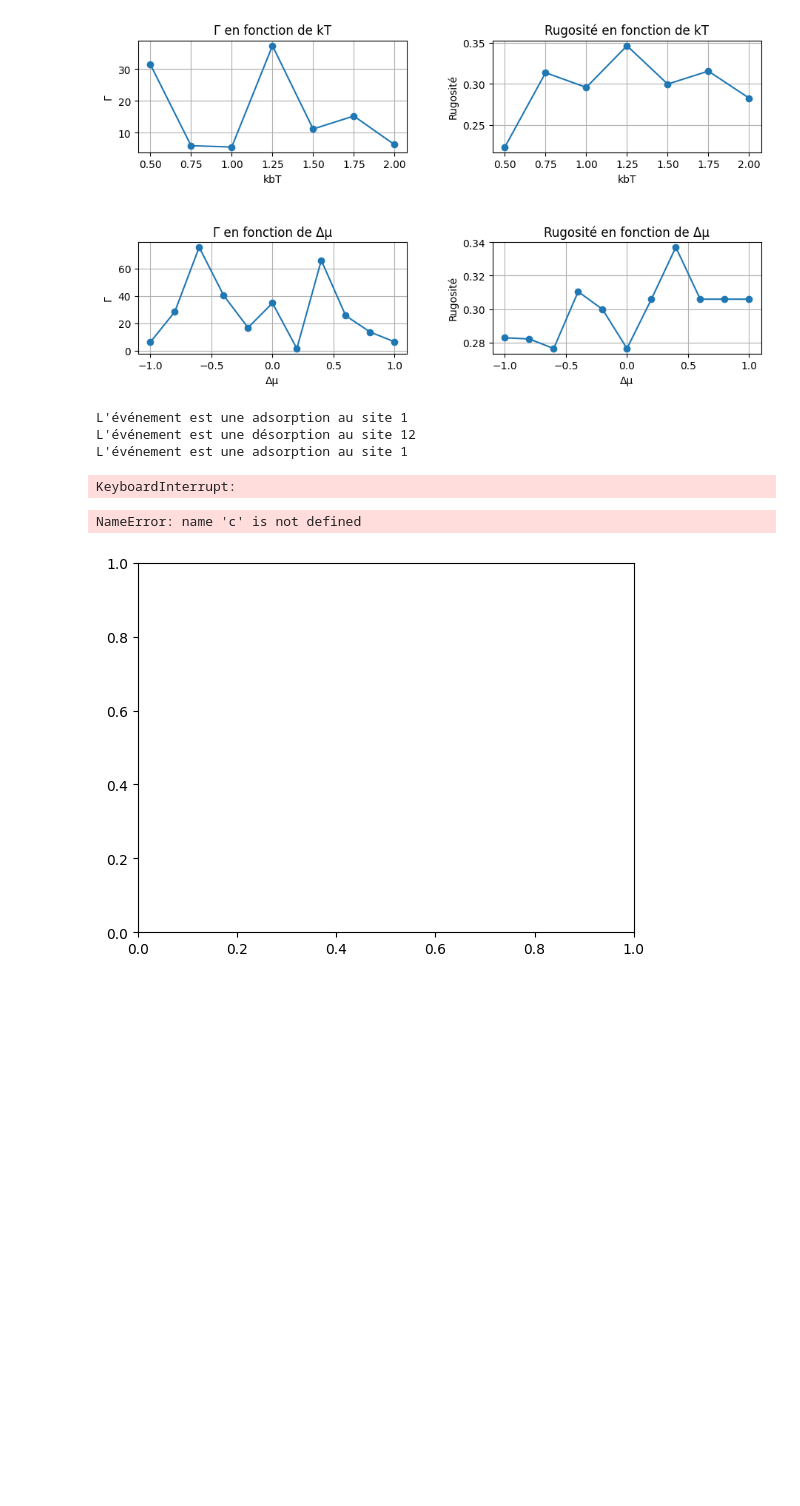
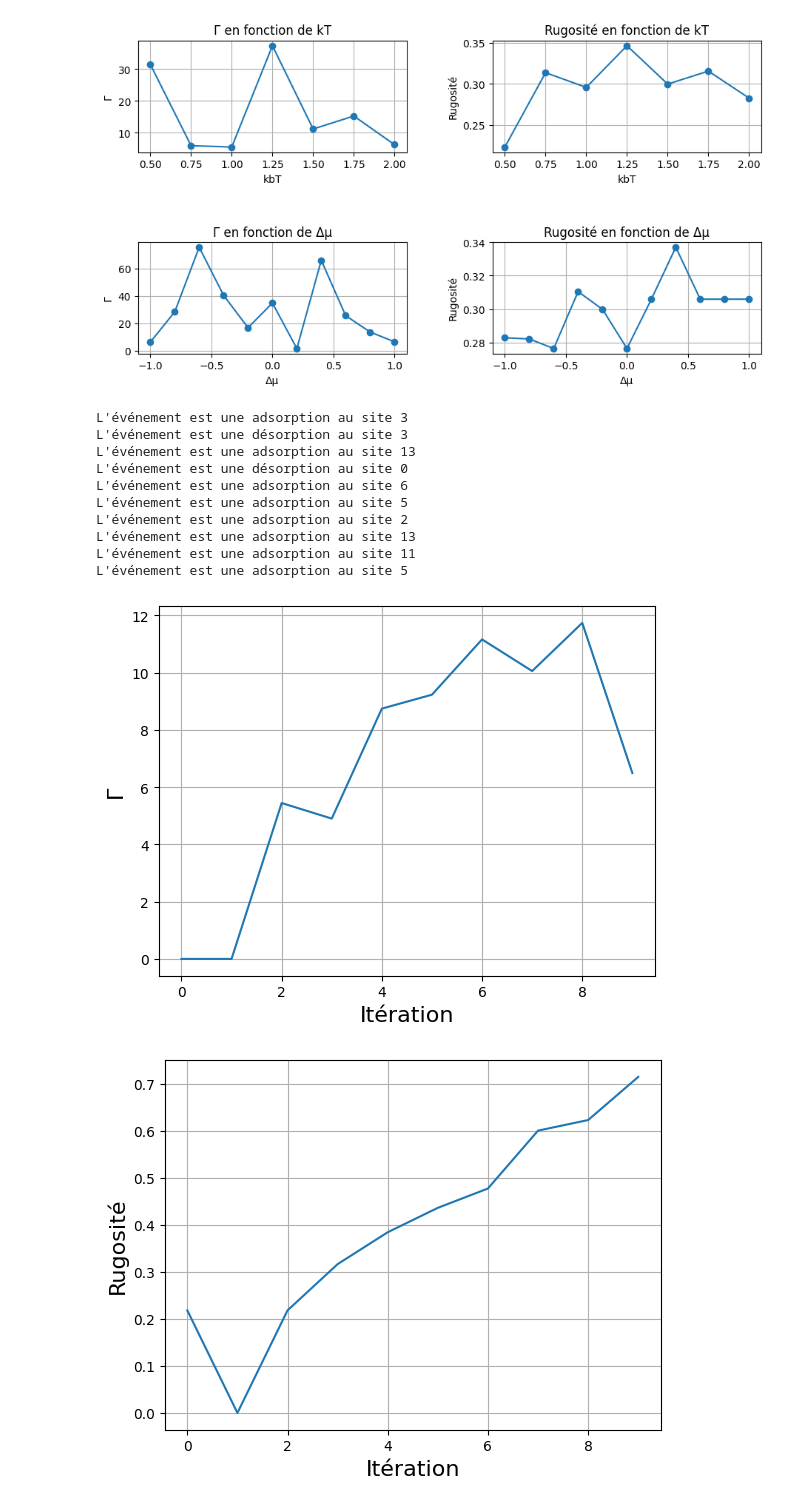
Before and after one commit to gabriel-valsorda/Projet_3_PHS3903, a Jupyter notebook: tests.ipynb, the cells around one changed output. Drawn from its saved outputs; the diff is of its cells as text; code cells hidden in the pictures; blank space fills up the shorter version.

```diff
--- a/tests.ipynb
+++ b/tests.ipynb
@@ -169,28 +169,34 @@ fig.show()
 x=20
 hauteur_substrat=10
 grid = domain.create_grid(x,y,hauteur_substrat)
-a,b,c=KMC2D(grid,liste_kT[-1],liste_deltamu[-1],300,True,True,True,x*hauteur_substrat)
+a,b,c=KMC2D(grid,liste_kT[-1],liste_deltamu[-1],10,True,True,True,x*hauteur_substrat)
 # %% [output]
-L'événement est une adsorption au site 1
-L'événement est une désorption au site 12
-L'événement est une adsorption au site 1
+L'événement est une adsorption au site 3
+L'événement est une désorption au site 3
+L'événement est une adsorption au site 13
+L'événement est une désorption au site 0
+L'événement est une adsorption au site 6
+L'événement est une adsorption au site 5
+L'événement est une adsorption au site 2
+L'événement est une adsorption au site 13
+L'événement est une adsorption au site 11
+L'événement est une adsorption au site 5
-KeyboardInterrupt:
 # %%
 # interpreter.creer_gif("frames")
-axe_x=[i for i in range(300)]
+axe_x=[i for i in range(10)]
 fig,ax=plt.subplots()
-ax.plot(axe_x[10:],c[0][10:])
+ax.plot(axe_x,c[0])
 ax.grid()
 ax.set_xlabel("Itération",fontsize=16)
 ax.set_ylabel("Γ",fontsize=16)
 fig.show()
 
 fig,ax=plt.subplots()
 ax.plot(axe_x,c[1])
 ax.set_xlabel("Itération",fontsize=16)
 ax.set_ylabel("Rugosité",fontsize=16)
 ax.grid()
 fig.show()
 # %% [output]
-NameError: name 'c' is not defined
-[figure, old version]
+[figure, new version]
+[figure, added]
```
Also changed, not shown: 1 other file.
